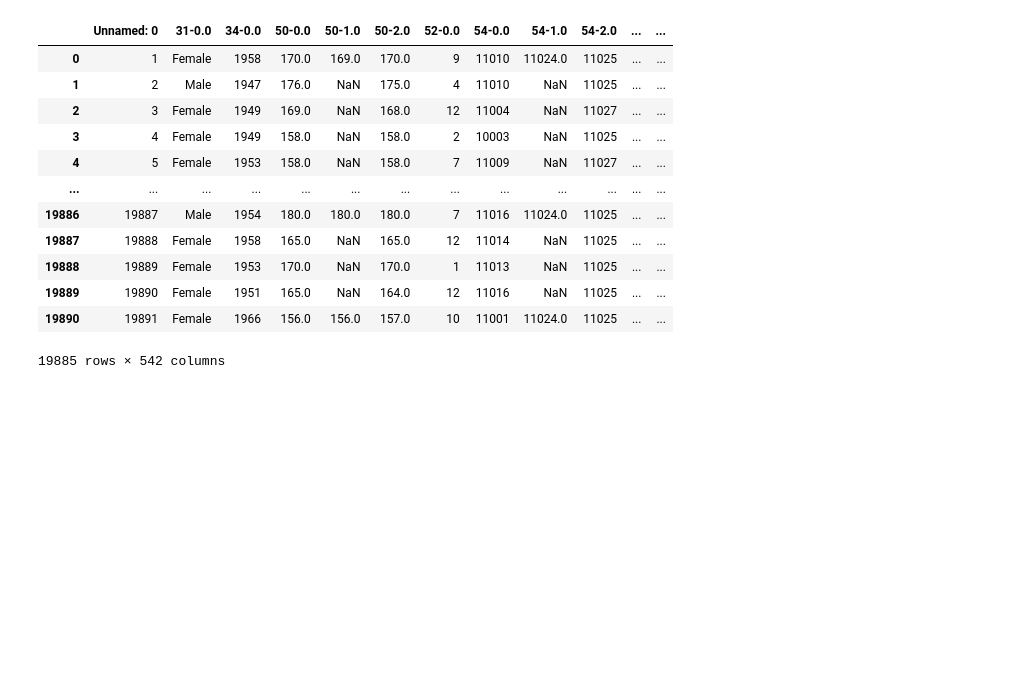
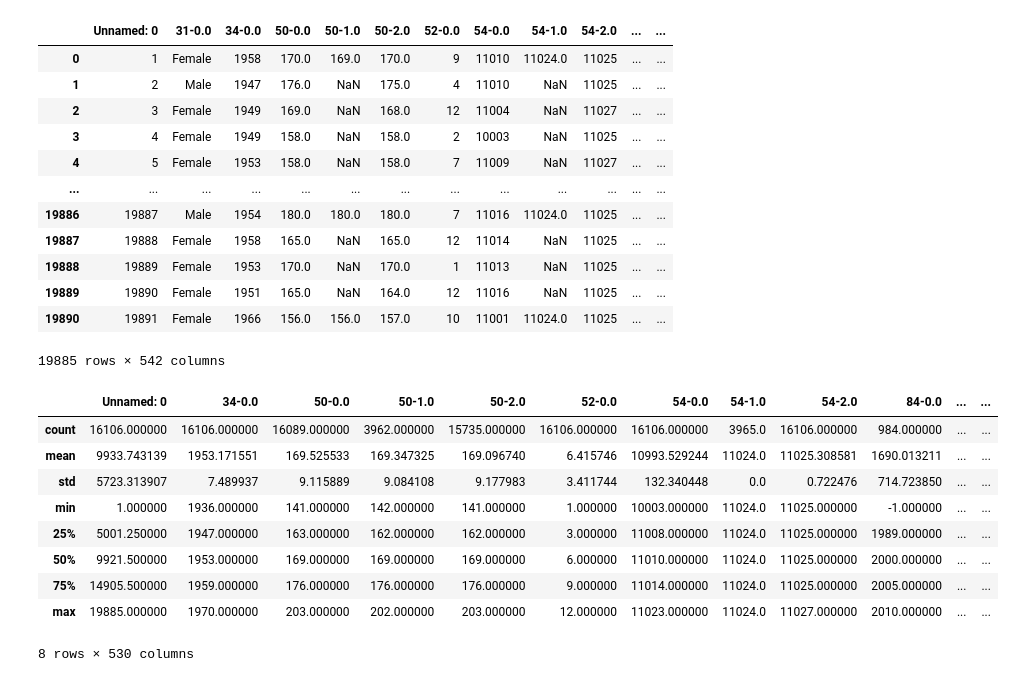
Before and after one commit to kamilest/brain-age-gnn, a Jupyter notebook: notebooks/phenotype.ipynb, the cells around one changed output. Drawn from its saved outputs; the diff is of its cells as text; code cells hidden in the pictures; blank space fills up the shorter version.

```diff
--- a/notebooks/phenotype.ipynb
+++ b/notebooks/phenotype.ipynb
@@ -207,3 +209,16 @@ phenotype[phenotype['21003-2.0'] > 45]
 | 19889 | 19890 | Female | 1951 | 165.0 | NaN | 164.0 | 12 | 11016 | NaN | 11025 | ... | ... |
 | 19890 | 19891 | Female | 1966 | 156.0 | 156.0 | 157.0 | 10 | 11001 | 11024.0 | 11025 | ... | ... |
 19885 rows × 542 columns
+# %%
+phenotype_train.describe()
+# %% [output]
+|  | Unnamed: 0 | 34-0.0 | 50-0.0 | 50-1.0 | 50-2.0 | 52-0.0 | 54-0.0 | 54-1.0 | 54-2.0 | 84-0.0 | ... | ... |
+| count | 16106.000000 | 16106.000000 | 16089.000000 | 3962.000000 | 15735.000000 | 16106.000000 | 16106.000000 | 3965.0 | 16106.000000 | 984.000000 | ... | ... |
+| mean | 9933.743139 | 1953.171551 | 169.525533 | 169.347325 | 169.096740 | 6.415746 | 10993.529244 | 11024.0 | 11025.308581 | 1690.013211 | ... | ... |
+| std | 5723.313907 | 7.489937 | 9.115889 | 9.084108 | 9.177983 | 3.411744 | 132.340448 | 0.0 | 0.722476 | 714.723850 | ... | ... |
+| min | 1.000000 | 1936.000000 | 141.000000 | 142.000000 | 141.000000 | 1.000000 | 10003.000000 | 11024.0 | 11025.000000 | -1.000000 | ... | ... |
+| 25% | 5001.250000 | 1947.000000 | 163.000000 | 162.000000 | 162.000000 | 3.000000 | 11008.000000 | 11024.0 | 11025.000000 | 1989.000000 | ... | ... |
+| 50% | 9921.500000 | 1953.000000 | 169.000000 | 169.000000 | 169.000000 | 6.000000 | 11010.000000 | 11024.0 | 11025.000000 | 2000.000000 | ... | ... |
+| 75% | 14905.500000 | 1959.000000 | 176.000000 | 176.000000 | 176.000000 | 9.000000 | 11014.000000 | 11024.0 | 11025.000000 | 2005.000000 | ... | ... |
+| max | 19885.000000 | 1970.000000 | 203.000000 | 202.000000 | 203.000000 | 12.000000 | 11023.000000 | 11024.0 | 11027.000000 | 2010.000000 | ... | ... |
+8 rows × 530 columns
```
Also changed, not shown: parts of 21 cells of this notebook.
